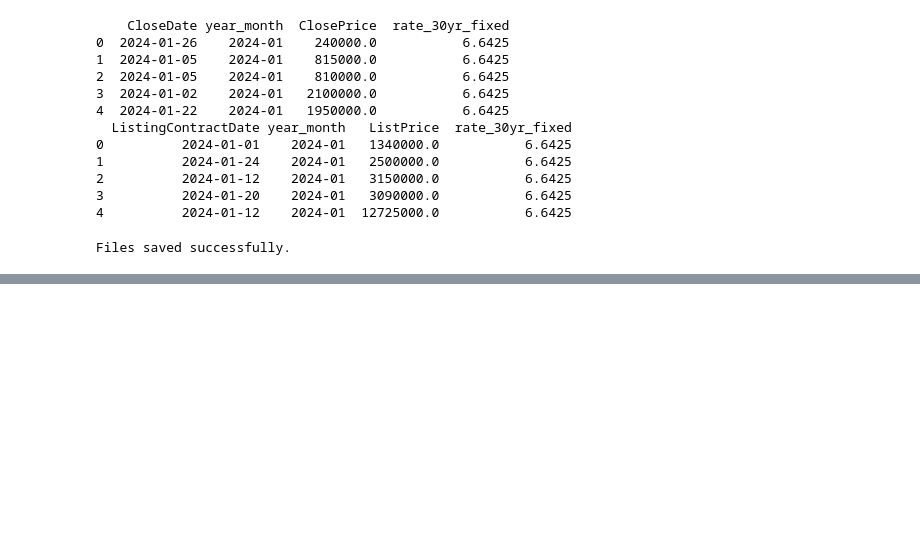
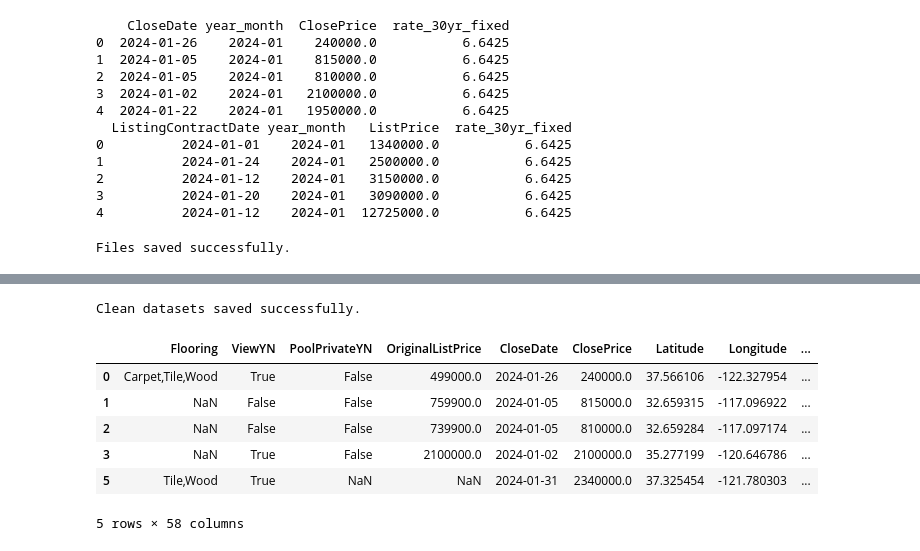
Before and after one commit to rsm-hstseng/IDXExchange-summer-da49, a Jupyter notebook: EDA.ipynb, the cells around one changed output, grey strips where cells are left out. Drawn from its saved outputs; the diff is of its cells as text; code cells hidden in the pictures; blank space fills up the shorter version.

```diff
--- a/EDA.ipynb
+++ b/EDA.ipynb
@@ -1177,0 +1684,16 @@ Files saved successfully.
+# %%
+sold_clean.to_csv("sold_clean_analysis_ready.csv", index=False)
+listing_clean.to_csv("listing_clean_analysis_ready.csv", index=False)
+print("Clean datasets saved successfully.")
+# %% [output]
+Clean datasets saved successfully.
+# %%
+sold_clean.head(5)
+# %% [output]
+|  | Flooring | ViewYN | PoolPrivateYN | OriginalListPrice | CloseDate | ClosePrice | Latitude | Longitude | ... |
+| 0 | Carpet,Tile,Wood | True | False | 499000.0 | 2024-01-26 | 240000.0 | 37.566106 | -122.327954 | ... |
+| 1 | NaN | False | False | 759900.0 | 2024-01-05 | 815000.0 | 32.659315 | -117.096922 | ... |
+| 2 | NaN | False | False | 739900.0 | 2024-01-05 | 810000.0 | 32.659284 | -117.097174 | ... |
+| 3 | NaN | True | False | 2100000.0 | 2024-01-02 | 2100000.0 | 35.277199 | -120.646786 | ... |
+| 5 | Tile,Wood | True | NaN | NaN | 2024-01-31 | 2340000.0 | 37.325454 | -121.780303 | ... |
+5 rows × 58 columns
```
Also changed, not shown: parts of 27 cells of this notebook.
